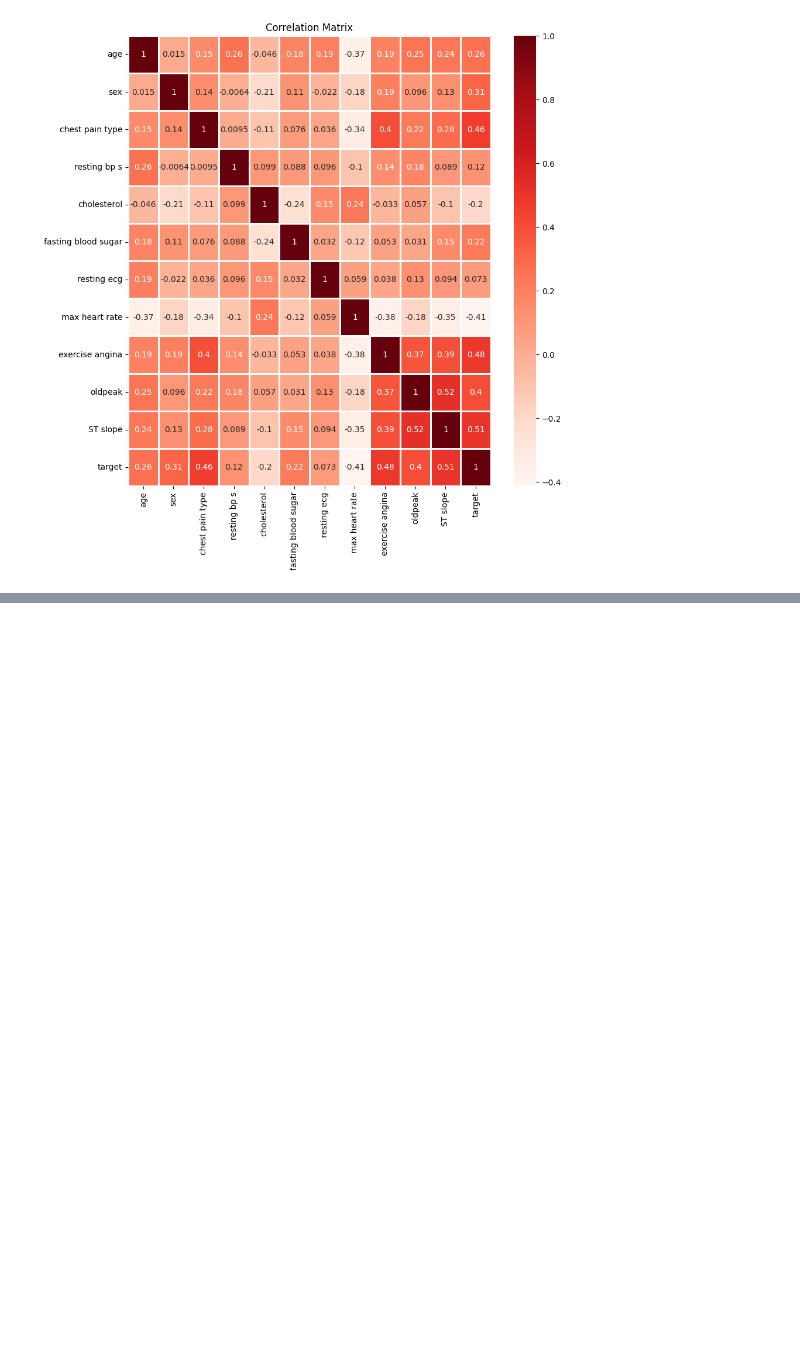
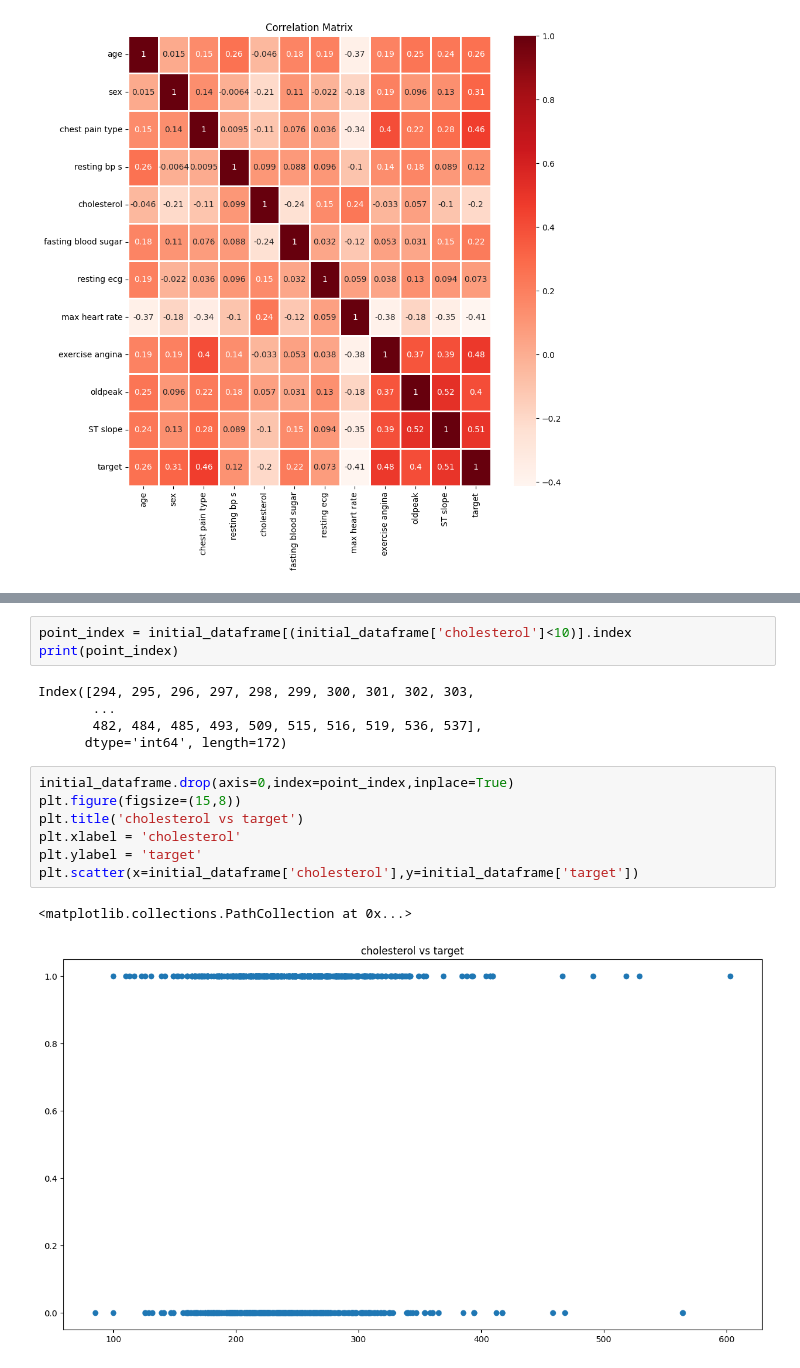
Before and after one commit to sntk-76/Classification-project-1, a Jupyter notebook: heart-disease.ipynb, the cells around one changed output, grey strips where cells are left out. Saved outputs shown, nothing was run; the diff lists cells and outputs as text; blank space fills up the shorter version.

```diff
--- a/heart-disease.ipynb
+++ b/heart-disease.ipynb
@@ -120,0 +141,18 @@ plotting(data=initial_dataframe,subdata=None,data_type='correlation')
+# %%
+point_index = initial_dataframe[(initial_dataframe['cholesterol']<10)].index
+print(point_index)
+# %% [output]
+Index([294, 295, 296, 297, 298, 299, 300, 301, 302, 303,
+       ...
+       482, 484, 485, 493, 509, 515, 516, 519, 536, 537],
+      dtype='int64', length=172)
+# %%
+initial_dataframe.drop(axis=0,index=point_index,inplace=True)
+plt.figure(figsize=(15,8))
+plt.title('cholesterol vs target')
+plt.xlabel = 'cholesterol'
+plt.ylabel = 'target'
+plt.scatter(x=initial_dataframe['cholesterol'],y=initial_dataframe['target'])
+# %% [output]
+<matplotlib.collections.PathCollection at 0x...>
+[figure, added]
```
Also changed, not shown: parts of 2 cells of this notebook.
